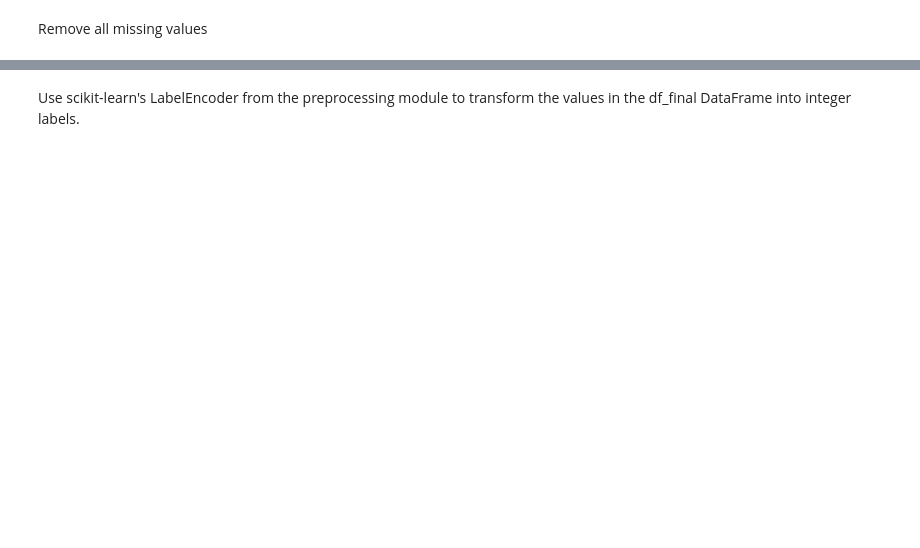
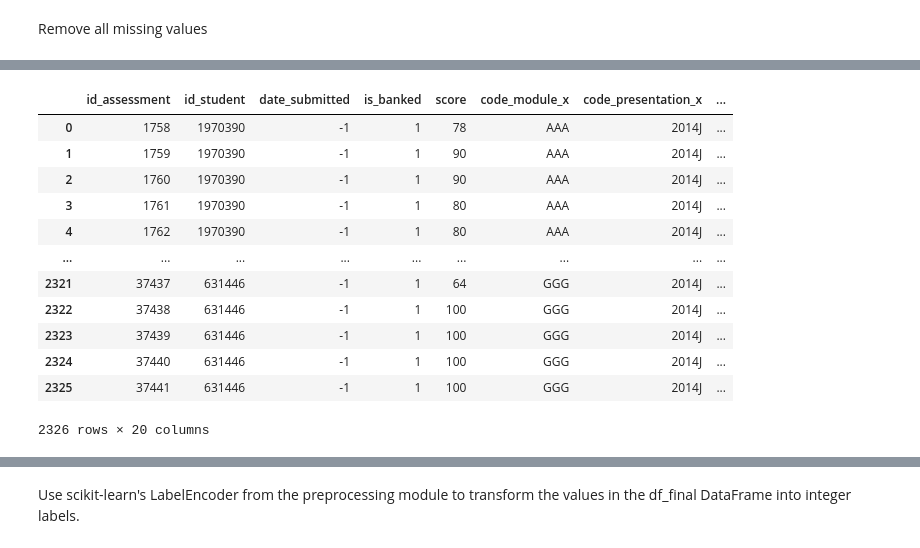
Before and after one commit to LaraOnipede/LHL-finalProject, a Jupyter notebook: notebooks/DataPreprocessing.ipynb, the cells around one changed output, grey strips where cells are left out. Drawn from its saved outputs; the diff is of its cells as text; code cells hidden in the pictures; blank space fills up the shorter version.

```diff
--- a/notebooks/DataPreprocessing.ipynb
+++ b/notebooks/DataPreprocessing.ipynb
@@ -389,4 +403,20 @@ Distinction      62
 Name: count, dtype: int64
+# %%
+df_final
+# %% [output]
+|  | id_assessment | id_student | date_submitted | is_banked | score | code_module_x | code_presentation_x | ... |
+| 0 | 1758 | 1970390 | -1 | 1 | 78 | AAA | 2014J | ... |
+| 1 | 1759 | 1970390 | -1 | 1 | 90 | AAA | 2014J | ... |
+| 2 | 1760 | 1970390 | -1 | 1 | 90 | AAA | 2014J | ... |
+| 3 | 1761 | 1970390 | -1 | 1 | 80 | AAA | 2014J | ... |
+| 4 | 1762 | 1970390 | -1 | 1 | 80 | AAA | 2014J | ... |
+| ... | ... | ... | ... | ... | ... | ... | ... | ... |
+| 2321 | 37437 | 631446 | -1 | 1 | 64 | GGG | 2014J | ... |
+| 2322 | 37438 | 631446 | -1 | 1 | 100 | GGG | 2014J | ... |
+| 2323 | 37439 | 631446 | -1 | 1 | 100 | GGG | 2014J | ... |
+| 2324 | 37440 | 631446 | -1 | 1 | 100 | GGG | 2014J | ... |
+| 2325 | 37441 | 631446 | -1 | 1 | 100 | GGG | 2014J | ... |
+2326 rows × 20 columns
 # %%
 df_final = df_final.drop(['date_registration','date_unregistration', 'id_assessment', 'id_student', 'date_submitted', 'score', 'studied_credits'],axis =1) # too many NaN values
 # %%
```
Also changed, not shown: parts of 12 cells of this notebook.
